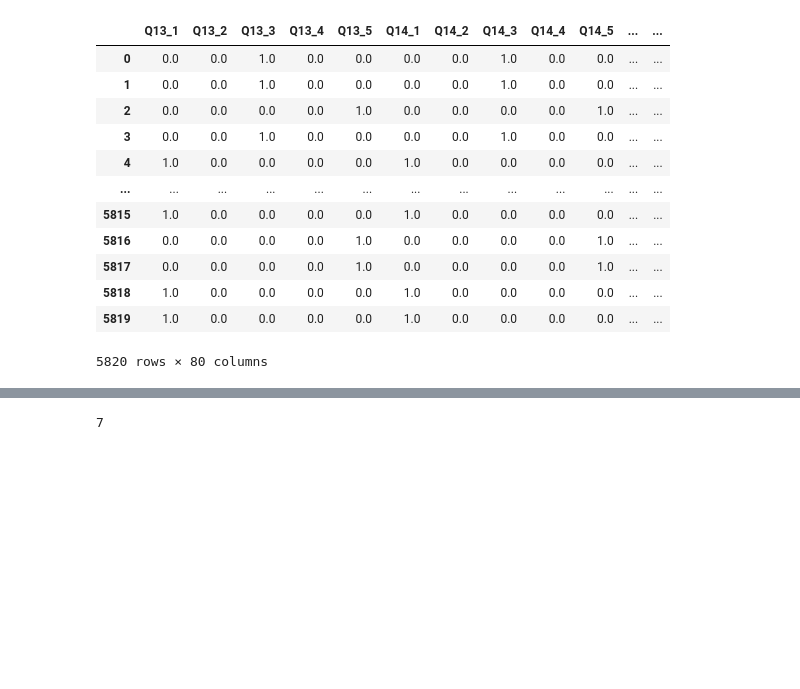
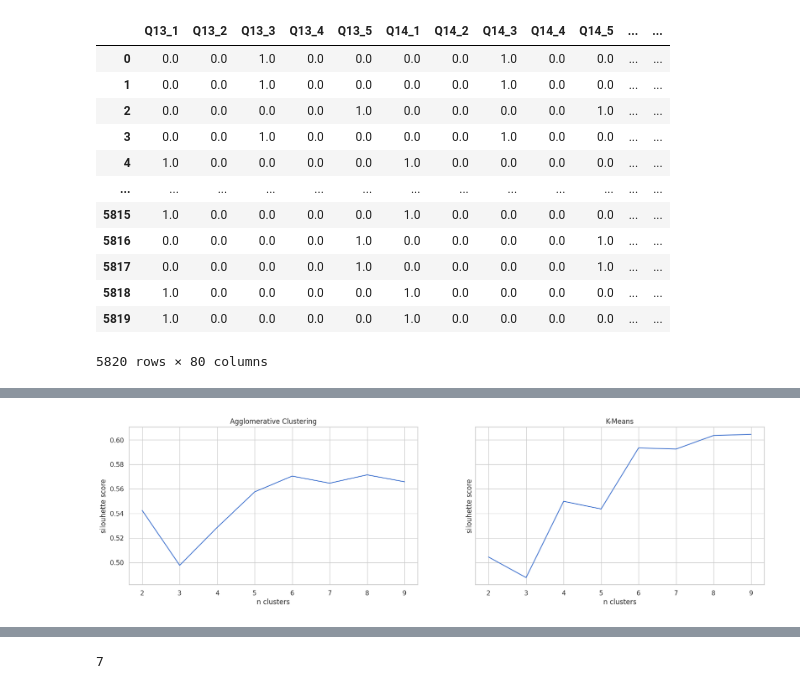
Before and after one commit to rhynzler/trabajo-final-aprendizaje-supervisado, a Jupyter notebook: nosupervisado_fix.ipynb, the cells around one changed output, grey strips where cells are left out. Drawn from its saved outputs; the diff is of its cells as text; code cells hidden in the pictures; blank space fills up the shorter version.

```diff
--- a/nosupervisado_fix.ipynb
+++ b/nosupervisado_fix.ipynb
@@ -206,2 +217,17 @@ one_hot_encoded_df
 
 Se ha probado valores desde el 90% al 95%
+# %%
+def cluster_ac(x: npt.NDArray[np.float32], n_clusters: int):
+    ac = cluster.AgglomerativeClustering(n_clusters=n_clusters, metric="euclidean", linkage="ward")
+    ac.fit(x)
+    return ac.labels_
+
+
+def cluster_dbscan(x: npt.NDArray[np.float32]):
+    db = cluster.DBSCAN(metric="euclidean", eps=0.3)
+    db.fit(x)
+    return db.labels_
+
+
+def cluster_kmeans(x: npt.NDArray[np.float32], n_clusters: int):
+    return cluster.k_means(x, n_clusters=n_clusters)[1]
@@ -207,0 +250,15 @@ Se ha probado valores desde el 90% al 95%
+# %%
+def calcular_silhouette(x: npt.NDArray[np.float32]):
+    _, axs = plt.subplots(1, 2, figsize=(20, 5), sharey=True)
+    n_clusters = range(2, 10)
+    methods = {"Agglomerative Clustering": cluster_ac, "K-Means": cluster_kmeans}
+    for ax, title, method in zip(axs, methods.keys(), methods.values()):
+        res = [silhouette_score(x, method(x, c)) for c in n_clusters]
+        ax.plot(n_clusters, res)
+        ax.set_xlabel("n clusters")
+        ax.set_ylabel("silouhette score")
+        ax.set_title(title)
+
+calcular_silhouette(questions_data)
+# %% [output]
+[figure, added]
```
Also changed, not shown: parts of 18 cells of this notebook, 10 other files.
